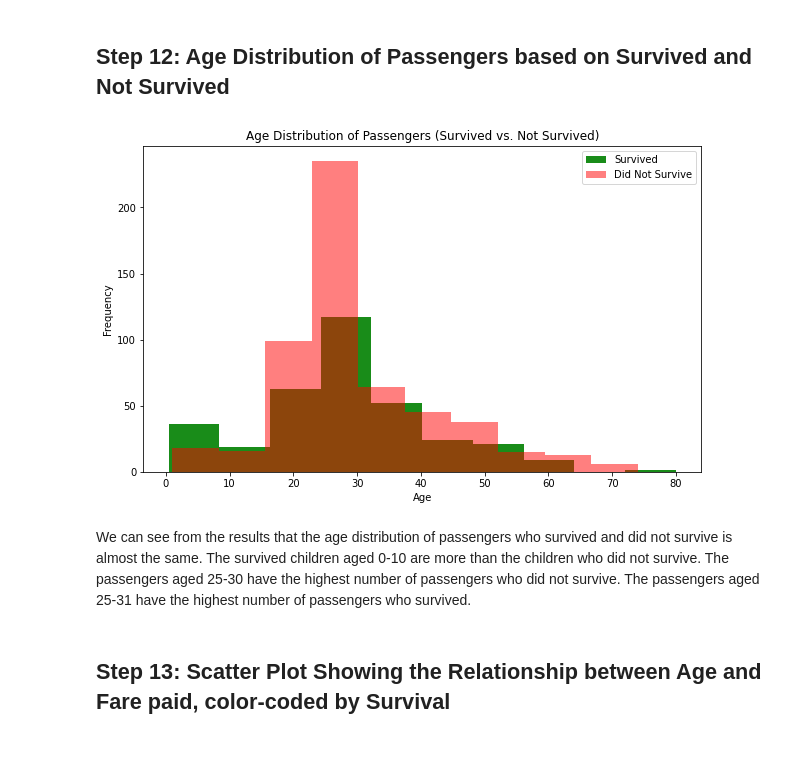
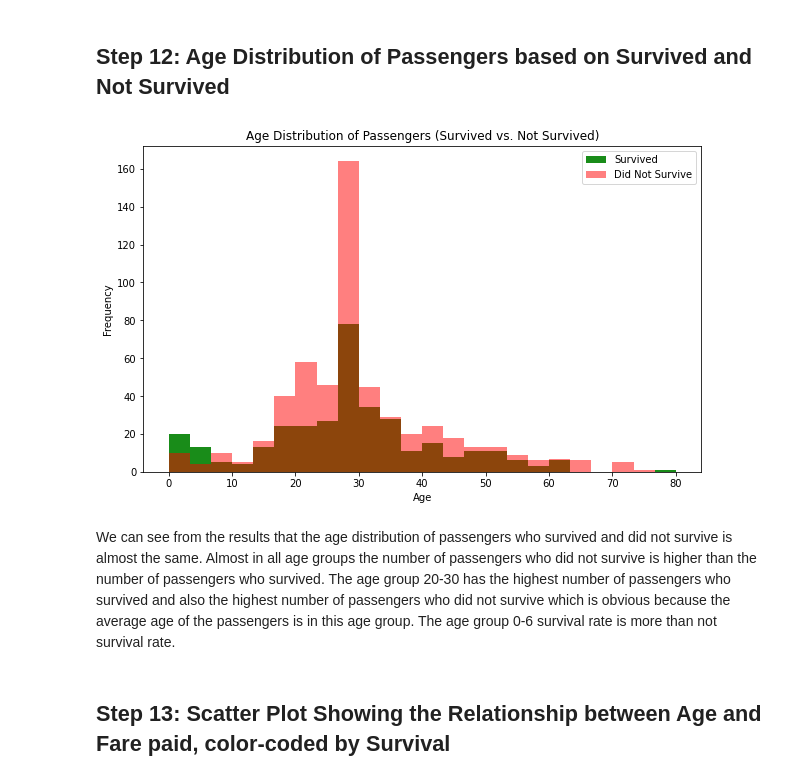
Before and after one commit to avamirm/EDA-techniques, a Jupyter notebook: Task1/task1.ipynb, the cells around one changed output. Cells and saved outputs as stored; diff of their text form; code cells hidden in the pictures; blank space fills up the shorter version.

Commit message:
edit age distribution plot in task 1

```diff
--- a/Task1/task1.ipynb
+++ b/Task1/task1.ipynb
@@ -377,19 +378,25 @@ h2 {
 # %%
 survived_passengers = ship_df[ship_df['survived'] == 1]
 not_survived_passengers = ship_df[ship_df['survived'] == 0]
 
+max_age = max(survived_passengers['age'].max(), not_survived_passengers['age'].max())
+bins = np.linspace(0, max_age, 25)
+
+survived_passengers = ship_df[ship_df['survived'] == 1]
+not_survived_passengers = ship_df[ship_df['survived'] == 0]
+
 plt.figure(figsize=(10, 6))
-plt.hist(survived_passengers['age'], color='green', alpha=0.9, label='Survived')
-plt.hist(not_survived_passengers['age'], color='red', alpha=0.5, label='Did Not Survive')
+plt.hist(survived_passengers['age'], color='green', bins=bins, alpha=0.9, label='Survived')
+plt.hist(not_survived_passengers['age'], color='red', bins=bins, alpha=0.5, label='Did Not Survive')
 plt.xlabel('Age')
 plt.ylabel('Frequency')
 plt.title('Age Distribution of Passengers (Survived vs. Not Survived)')
 plt.legend()
 plt.show()
 # %% [output]
-[figure, old version]
+[figure, new version]
 # %% [markdown]
-We can see from the results that the age distribution of passengers who survived and did not survive is almost the same. The  survived children aged 0-10 are more than the children who did not survive. The passengers aged 25-30 have the highest number of passengers who did not survive. The passengers aged 25-31 have the highest number of passengers who survived.
+We can see from the results that the age distribution of passengers who survived and did not survive is almost the same. Almost in all age groups the number of passengers who did not survive is higher than the number of passengers who survived. The age group 20-30 has the highest number of passengers who survived and also the highest number of passengers who did not survive which is obvious because the average age of the passengers is in this age group. The age group 0-6 survival rate is more than not survival rate.
 # %% [markdown]
 <style>
 h2 {
```
Also changed, not shown: parts of 1 cell of this notebook.
